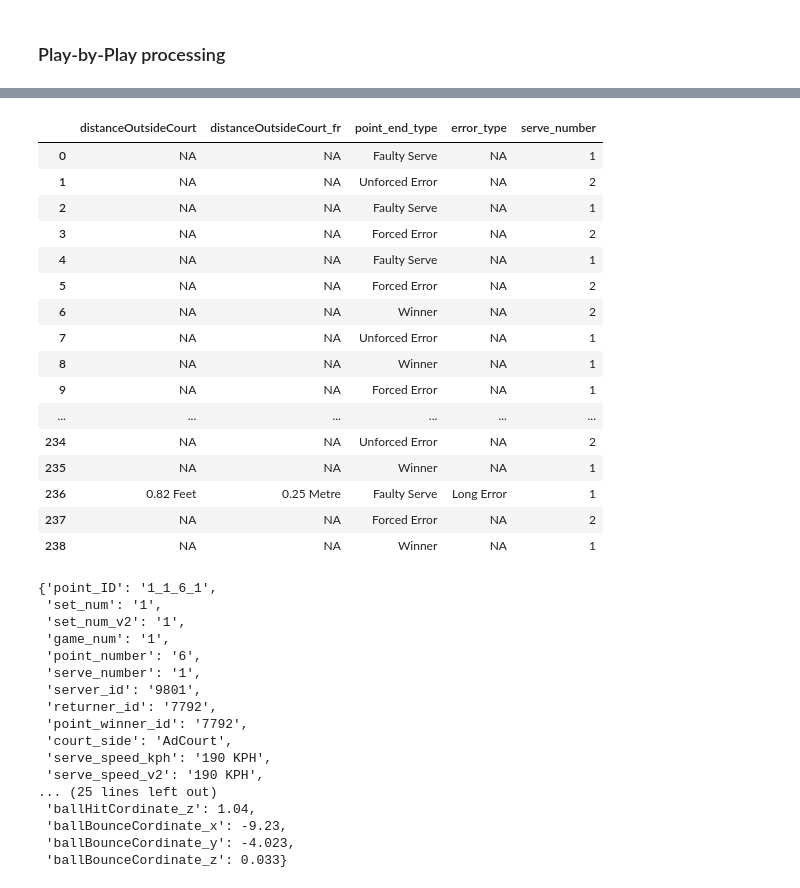
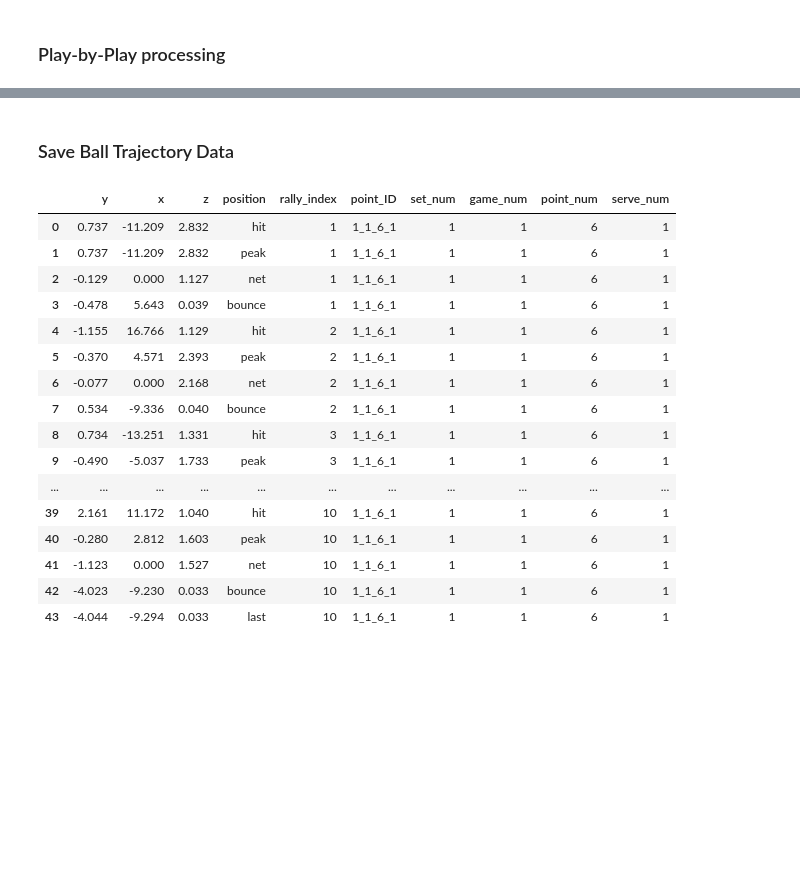
Before and after one commit to petertea96/tennis_analytics, a Jupyter notebook: projects/roland_garros_tracking_data/process_rg_files.ipynb, the cells around one changed output, grey strips where cells are left out. Cells and saved outputs as stored; diff of their text form; code cells hidden in the pictures; blank space fills up the shorter version.

Commit message:
processed ball trajectory data

```diff
--- a/projects/roland_garros_tracking_data/process_rg_files.ipynb
+++ b/projects/roland_garros_tracking_data/process_rg_files.ipynb
@@ -17,10 +20,11 @@ import os
 pd.set_option('display.max_columns', None)
 pd.set_option("max_rows", None)
 # %%
-def get_match_level_info(tracking_data_json):
+def get_match_level_info(tracking_data_json, year):
     '''
     Args:
     -----
+    year: match year
     tracking_data_json [json]: Json file
 
     Returns:
@@ -42,6 +46,7 @@ def get_match_level_info(tracking_data_json):
 
 
     match_dict = dict(
+        year = year,
         player1 = player1_info[0]['name'],
         player2 = player2_info[0]['name'],
         player1_id = player1_info[0]['id'],
@@ -77,8 +82,14 @@ for filename in os.listdir('./json_data/'):
     if filename.endswith(".json"):
          with open('./json_data/' + filename) as file_name:
                 tracking_data_json = json.load(file_name)
-                data_list.append(get_match_level_info(tracking_data_json))
+                file_year = [int(s) for s in filename.split('_') if s.isdigit()]
+                data_list.append(get_match_level_info(tracking_data_json, year = file_year[0]))
     else:
         continue
 
-pd.DataFrame(data_list)
+
+available_matches = pd.DataFrame(data_list)
+available_matches.sort_values(by=['year'], inplace = True)
+available_matches.to_csv('matches_in_repo.csv')
+
+#available_matches[available_matches['match_type'] == "Men's Singles"]
@@ -293,21 +277,0 @@ test_match = get_match_point_level_info(atp_tracking_data_json)
-# %%
-test_match[['distanceOutsideCourt', 'distanceOutsideCourt_fr', 'point_end_type', 'error_type', 'serve_number']]
-#test_match[['runAroundForeHand']]
-# %% [output]
-|  | distanceOutsideCourt | distanceOutsideCourt_fr | point_end_type | error_type | serve_number |
-| 0 | NA | NA | Faulty Serve | NA | 1 |
-| 1 | NA | NA | Unforced Error | NA | 2 |
-| 2 | NA | NA | Faulty Serve | NA | 1 |
-| 3 | NA | NA | Forced Error | NA | 2 |
-| 4 | NA | NA | Faulty Serve | NA | 1 |
-| 5 | NA | NA | Forced Error | NA | 2 |
-| 6 | NA | NA | Winner | NA | 2 |
-| 7 | NA | NA | Unforced Error | NA | 1 |
-| 8 | NA | NA | Winner | NA | 1 |
-| 9 | NA | NA | Forced Error | NA | 1 |
-| ... | ... | ... | ... | ... | ... |
-| 234 | NA | NA | Unforced Error | NA | 2 |
-| 235 | NA | NA | Winner | NA | 1 |
-| 236 | 0.82 Feet | 0.25 Metre | Faulty Serve | Long Error | 1 |
-| 237 | NA | NA | Forced Error | NA | 2 |
-| 238 | NA | NA | Winner | NA | 1 |
@@ -313,0 +281,2 @@ test_match[['distanceOutsideCourt', 'distanceOutsideCourt_fr', 'point_end_type',
+# %% [markdown]
+### Save Ball Trajectory Data
@@ -314,20 +336,20 @@ test_match[['distanceOutsideCourt', 'distanceOutsideCourt_fr', 'point_end_type',
 # %%
-get_point_level_info(one_point_sequence)
+save_trajectory_data_one_rally(one_point_sequence)
 # %% [output]
-{'point_ID': '1_1_6_1',
- 'set_num': '1',
- 'set_num_v2': '1',
- 'game_num': '1',
- 'point_number': '6',
- 'serve_number': '1',
- 'server_id': '9801',
- 'returner_id': '7792',
- 'point_winner_id': '7792',
- 'court_side': 'AdCourt',
- 'serve_speed_kph': '190 KPH',
- 'serve_speed_v2': '190 KPH',
-... (25 lines left out)
- 'ballHitCordinate_z': 1.04,
- 'ballBounceCordinate_x': -9.23,
- 'ballBounceCordinate_y': -4.023,
- 'ballBounceCordinate_z': 0.033}
+|  | y | x | z | position | rally_index | point_ID | set_num | game_num | point_num | serve_num |
+| 0 | 0.737 | -11.209 | 2.832 | hit | 1 | 1_1_6_1 | 1 | 1 | 6 | 1 |
+| 1 | 0.737 | -11.209 | 2.832 | peak | 1 | 1_1_6_1 | 1 | 1 | 6 | 1 |
+| 2 | -0.129 | 0.000 | 1.127 | net | 1 | 1_1_6_1 | 1 | 1 | 6 | 1 |
+| 3 | -0.478 | 5.643 | 0.039 | bounce | 1 | 1_1_6_1 | 1 | 1 | 6 | 1 |
+| 4 | -1.155 | 16.766 | 1.129 | hit | 2 | 1_1_6_1 | 1 | 1 | 6 | 1 |
+| 5 | -0.370 | 4.571 | 2.393 | peak | 2 | 1_1_6_1 | 1 | 1 | 6 | 1 |
+| 6 | -0.077 | 0.000 | 2.168 | net | 2 | 1_1_6_1 | 1 | 1 | 6 | 1 |
+| 7 | 0.534 | -9.336 | 0.040 | bounce | 2 | 1_1_6_1 | 1 | 1 | 6 | 1 |
+| 8 | 0.734 | -13.251 | 1.331 | hit | 3 | 1_1_6_1 | 1 | 1 | 6 | 1 |
+| 9 | -0.490 | -5.037 | 1.733 | peak | 3 | 1_1_6_1 | 1 | 1 | 6 | 1 |
+| ... | ... | ... | ... | ... | ... | ... | ... | ... | ... | ... |
+| 39 | 2.161 | 11.172 | 1.040 | hit | 10 | 1_1_6_1 | 1 | 1 | 6 | 1 |
+| 40 | -0.280 | 2.812 | 1.603 | peak | 10 | 1_1_6_1 | 1 | 1 | 6 | 1 |
+| 41 | -1.123 | 0.000 | 1.527 | net | 10 | 1_1_6_1 | 1 | 1 | 6 | 1 |
+| 42 | -4.023 | -9.230 | 0.033 | bounce | 10 | 1_1_6_1 | 1 | 1 | 6 | 1 |
+| 43 | -4.044 | -9.294 | 0.033 | last | 10 | 1_1_6_1 | 1 | 1 | 6 | 1 |
```
Also changed, not shown: parts of 15 cells of this notebook.
